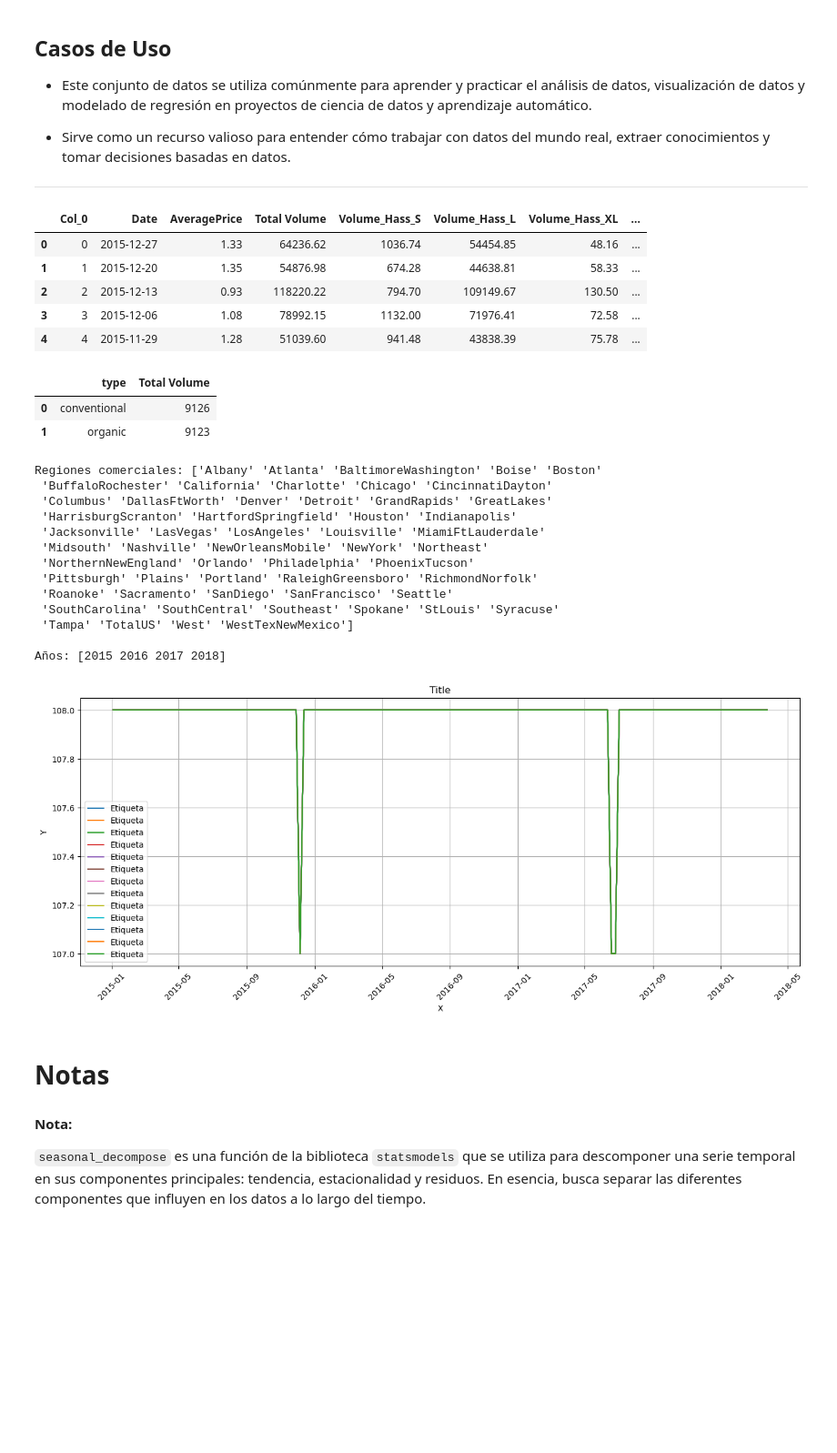
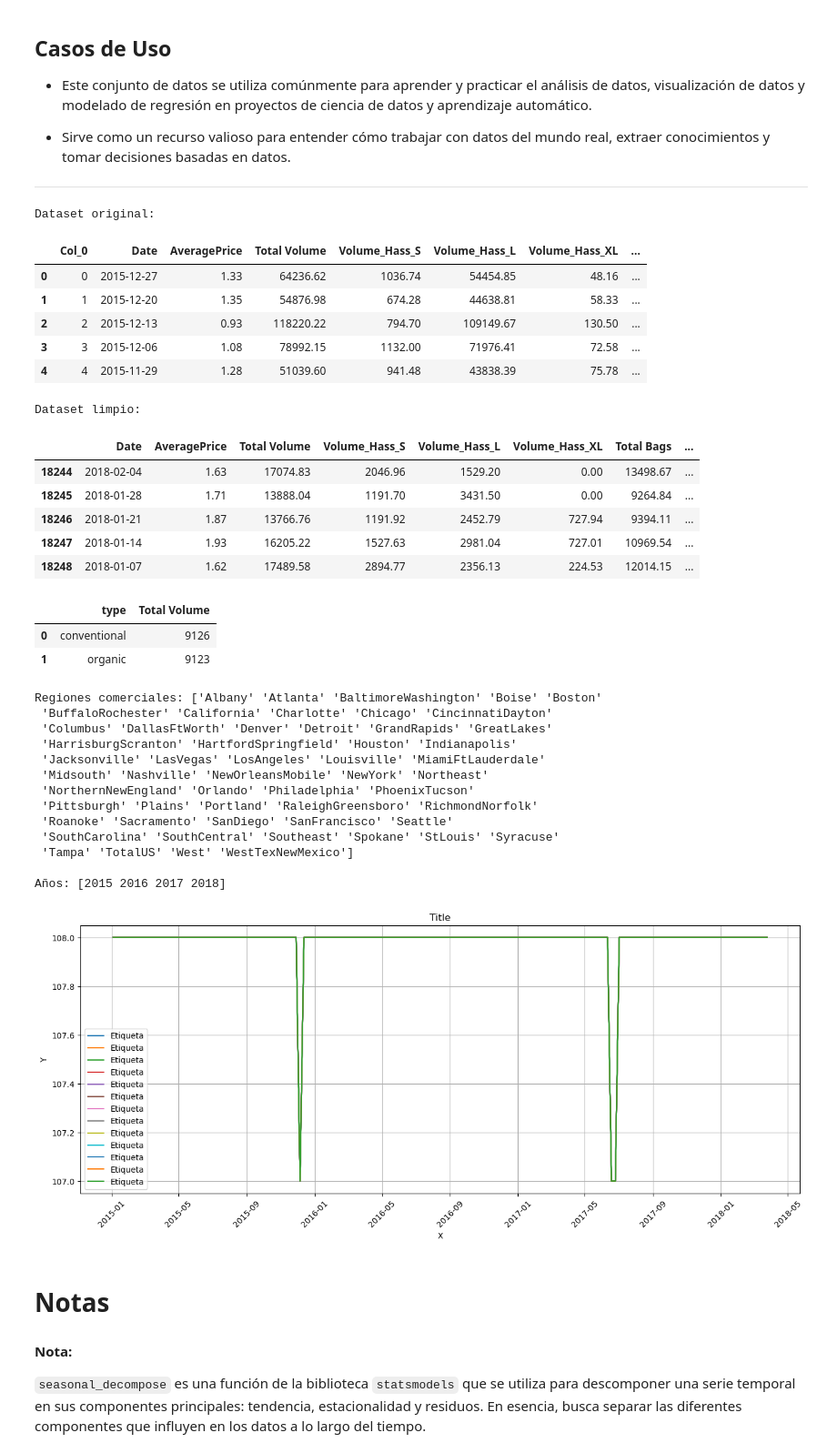
Before and after one commit to VictorBassas/MiniProjectAavocado, a Jupyter notebook: 0.DataSet_base.ipynb, the cells around one changed output. Shown: that part at 91% size. Drawn from its saved outputs; the diff is of its cells as text; code cells hidden in the pictures; blank space fills up the shorter version.

Commit message:
Añadir df_cp_cleaned

```diff
--- a/0.DataSet_base.ipynb
+++ b/0.DataSet_base.ipynb
@@ -49,58 +49,64 @@ df_cp['Date'] = pd.to_datetime(df_cp['Date']) #Normalizar fecha
 df_cp = df_cp.rename(columns={df.columns[0]: 'Col_0'}) # Primera columna sin titulo, potencialmente eliminable
 df_cp = df_cp.rename(columns={'4046': 'Volume_Hass_S'}) # Etiquetas mas descritivas
 df_cp = df_cp.rename(columns={'4225': 'Volume_Hass_L'})
 df_cp = df_cp.rename(columns={'4770': 'Volume_Hass_XL'})
+df_cp_cleaned = df_cp[df_cp.region != 'TotalUS'] # Para seleccionar unicamente las regiones propias , descartamos Total US para la vista gráfica
+df_cp_cleaned = df_cp_cleaned.drop('Col_0', axis=1) # Parecen IDs del 0 al 52. Eliminable. # Col_0 = df_cp['Col_0'].unique()  print(f"Col_0: {Col_0}\n")
+
 mostrar_info = True
-
 if mostrar_info:
-    display(df_cp.head())
+    print("Dataset original:"); display(df_cp.head())
+    print("Dataset limpio:"); display(df_cp_cleaned.tail())
 
     df_type = df_cp.groupby('type')['Total Volume'].count()
     df_type = df_type.reset_index()
     display(df_type)
 
-    regions = df_cp['region'].unique()
-    print(f"Regiones comerciales: {regions}\n")
-
-    years = df_cp['year'].unique()
-    print(f"Años: {years}\n")
-
+    regions = df_cp['region'].unique(); print(f"Regiones comerciales: {regions}\n")
+    years = df_cp['year'].unique(); print(f"Años: {years}\n")
 
     df_weekly = df_cp.groupby(pd.Grouper(key='Date', freq='W')).count() # ['AveragePrice'].mean()
-
     plt.figure(figsize=(16, 6))
     plt.plot(df_weekly, label ='Etiqueta')
     plt.legend(loc='best')
     plt.xlabel('X')
     plt.ylabel('Y')
     plt.title('Title')
     plt.grid(True)
     plt.xticks(rotation=45)
     plt.show()
     df_weekly
 # %% [output]
+Dataset original:
 |  | Col_0 | Date | AveragePrice | Total Volume | Volume_Hass_S | Volume_Hass_L | Volume_Hass_XL | ... |
 | 0 | 0 | 2015-12-27 | 1.33 | 64236.62 | 1036.74 | 54454.85 | 48.16 | ... |
 | 1 | 1 | 2015-12-20 | 1.35 | 54876.98 | 674.28 | 44638.81 | 58.33 | ... |
 | 2 | 2 | 2015-12-13 | 0.93 | 118220.22 | 794.70 | 109149.67 | 130.50 | ... |
 | 3 | 3 | 2015-12-06 | 1.08 | 78992.15 | 1132.00 | 71976.41 | 72.58 | ... |
 | 4 | 4 | 2015-11-29 | 1.28 | 51039.60 | 941.48 | 43838.39 | 75.78 | ... |
+Dataset limpio:
-|  | type | Total Volume |
-| 0 | conventional | 9126 |
-| 1 | organic | 9123 |
+|  | Date | AveragePrice | Total Volume | Volume_Hass_S | Volume_Hass_L | Volume_Hass_XL | Total Bags | ... |
+| 18244 | 2018-02-04 | 1.63 | 17074.83 | 2046.96 | 1529.20 | 0.00 | 13498.67 | ... |
+| 18245 | 2018-01-28 | 1.71 | 13888.04 | 1191.70 | 3431.50 | 0.00 | 9264.84 | ... |
+| 18246 | 2018-01-21 | 1.87 | 13766.76 | 1191.92 | 2452.79 | 727.94 | 9394.11 | ... |
+| 18247 | 2018-01-14 | 1.93 | 16205.22 | 1527.63 | 2981.04 | 727.01 | 10969.54 | ... |
+| 18248 | 2018-01-07 | 1.62 | 17489.58 | 2894.77 | 2356.13 | 224.53 | 12014.15 | ... |
-Regiones comerciales: ['Albany' 'Atlanta' 'BaltimoreWashington' 'Boise' 'Boston'
- 'BuffaloRochester' 'California' 'Charlotte' 'Chicago' 'CincinnatiDayton'
- 'Columbus' 'DallasFtWorth' 'Denver' 'Detroit' 'GrandRapids' 'GreatLakes'
- 'HarrisburgScranton' 'HartfordSpringfield' 'Houston' 'Indianapolis'
- 'Jacksonville' 'LasVegas' 'LosAngeles' 'Louisville' 'MiamiFtLauderdale'
- 'Midsouth' 'Nashville' 'NewOrleansMobile' 'NewYork' 'Northeast'
- 'NorthernNewEngland' 'Orlando' 'Philadelphia' 'PhoenixTucson'
- 'Pittsburgh' 'Plains' 'Portland' 'RaleighGreensboro' 'RichmondNorfolk'
- 'Roanoke' 'Sacramento' 'SanDiego' 'SanFrancisco' 'Seattle'
- 'SouthCarolina' 'SouthCentral' 'Southeast' 'Spokane' 'StLouis' 'Syracuse'
- 'Tampa' 'TotalUS' 'West' 'WestTexNewMexico']
-
-Años: [2015 2016 2017 2018]
+|  | type | Total Volume |
+| 0 | conventional | 9126 |
+| 1 | organic | 9123 |
+Regiones comerciales: ['Albany' 'Atlanta' 'BaltimoreWashington' 'Boise' 'Boston'
+ 'BuffaloRochester' 'California' 'Charlotte' 'Chicago' 'CincinnatiDayton'
+ 'Columbus' 'DallasFtWorth' 'Denver' 'Detroit' 'GrandRapids' 'GreatLakes'
+ 'HarrisburgScranton' 'HartfordSpringfield' 'Houston' 'Indianapolis'
+ 'Jacksonville' 'LasVegas' 'LosAngeles' 'Louisville' 'MiamiFtLauderdale'
+ 'Midsouth' 'Nashville' 'NewOrleansMobile' 'NewYork' 'Northeast'
+ 'NorthernNewEngland' 'Orlando' 'Philadelphia' 'PhoenixTucson'
+ 'Pittsburgh' 'Plains' 'Portland' 'RaleighGreensboro' 'RichmondNorfolk'
+ 'Roanoke' 'Sacramento' 'SanDiego' 'SanFrancisco' 'Seattle'
+ 'SouthCarolina' 'SouthCentral' 'Southeast' 'Spokane' 'StLouis' 'Syracuse'
+ 'Tampa' 'TotalUS' 'West' 'WestTexNewMexico']
+
+Años: [2015 2016 2017 2018]
 [figure]
 # %% [markdown]
 # Notas
```
